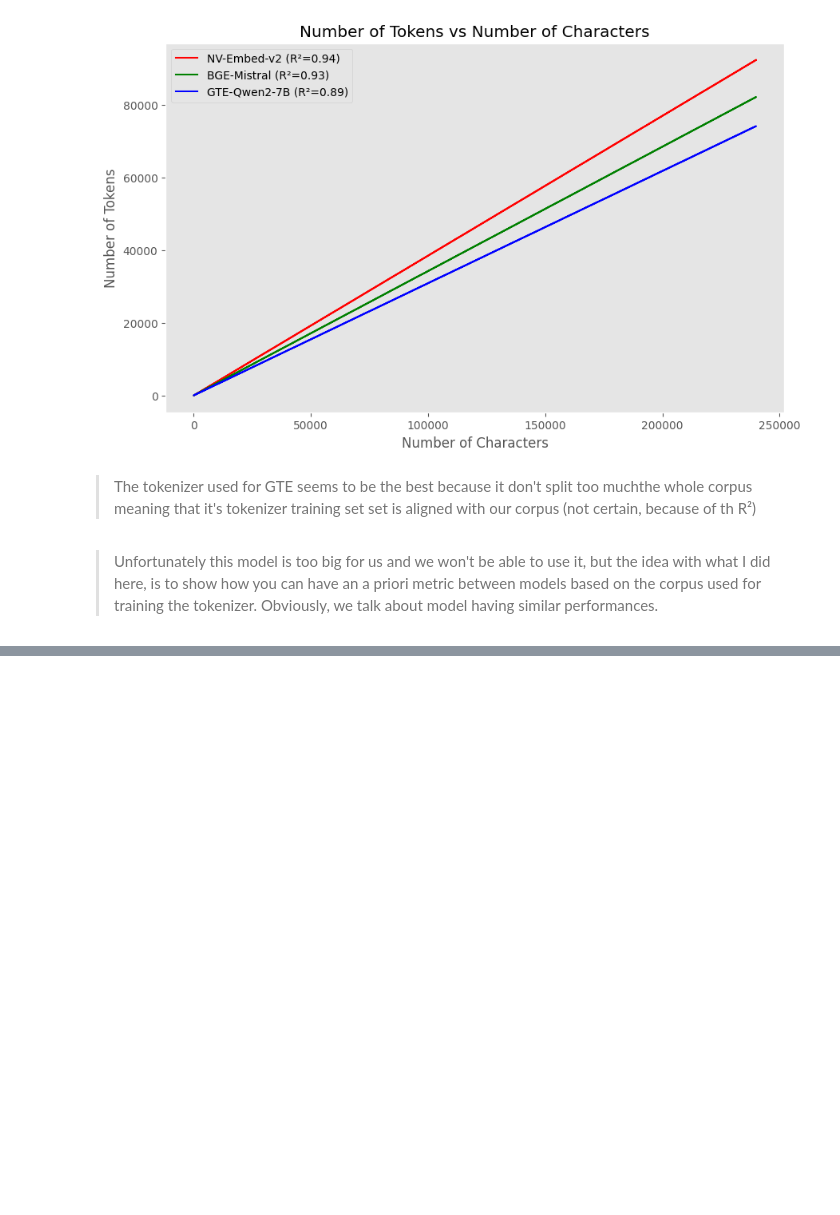
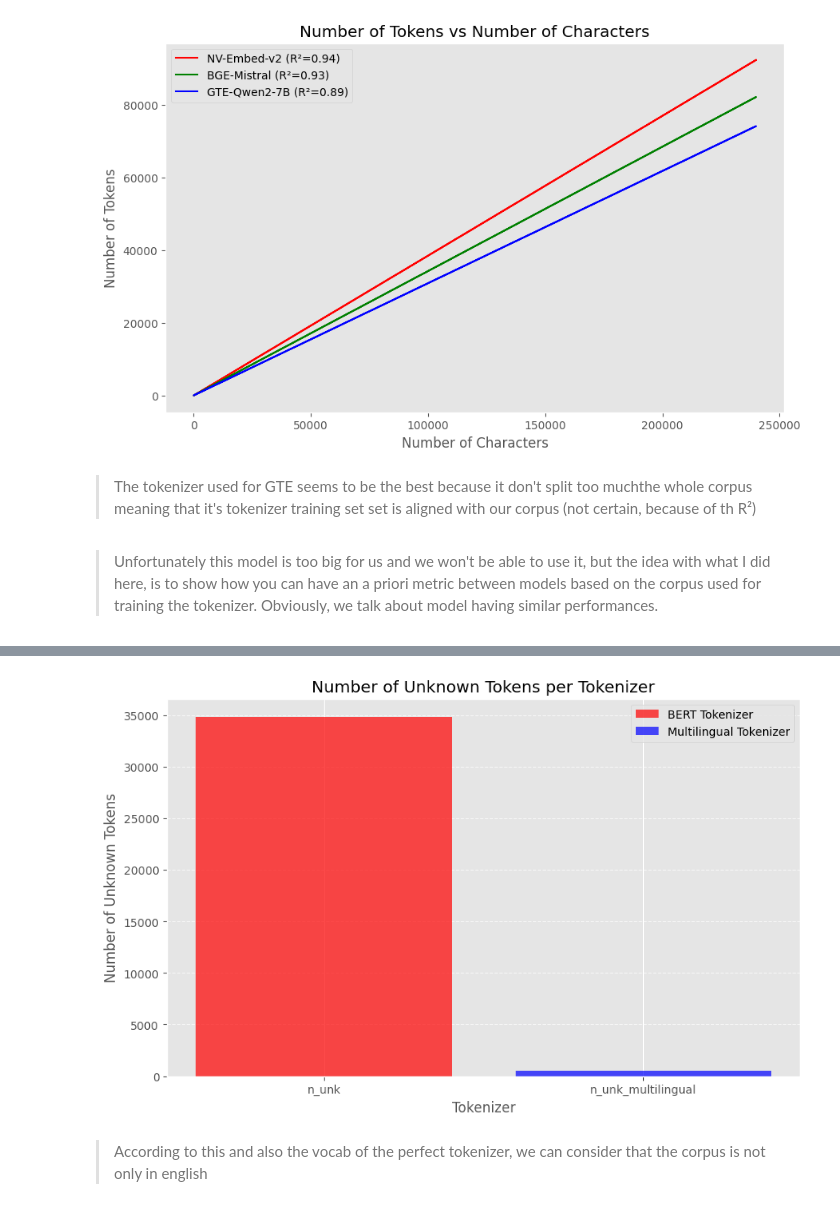
Before and after one commit to ilanaliouchouche/Github-Issues-Embeddings-Store, a Jupyter notebook: notebooks/eda.ipynb, the cells around one changed output, grey strips where cells are left out. Drawn from its saved outputs; the diff is of its cells as text; code cells hidden in the pictures; blank space fills up the shorter version.

```diff
--- a/notebooks/eda.ipynb
+++ b/notebooks/eda.ipynb
@@ -591,0 +634,7 @@ based on the corpus used for training the tokenizer. Obviously, we talk about mo
+# %%
+def get_number_of_unk(tokenizer, sample, key="n_unk"):
+    return {
+        key: tokenizer(sample["text1"], add_special_tokens=False)["input_ids"].count(tokenizer.unk_token_id) + tokenizer(sample["text2"], add_special_tokens=False)["input_ids"].count(tokenizer.unk_token_id)
+    }
+# %%
+ds = ds.map(lambda x: get_number_of_unk(tokenizer, x), num_proc=8)
@@ -591,0 +708,2 @@ based on the corpus used for training the tokenizer. Obviously, we talk about mo
+# %%
+tokenizer_multilingual = AutoTokenizer.from_pretrained("intfloat/multilingual-e5-small")
@@ -591,0 +714,2 @@ based on the corpus used for training the tokenizer. Obviously, we talk about mo
+# %%
+ds = ds.map(lambda x: get_number_of_unk(tokenizer_multilingual, x, key="n_unk_multilingual"), num_proc=8)
@@ -591,0 +741,16 @@ based on the corpus used for training the tokenizer. Obviously, we talk about mo
+# %%
+plt.figure(figsize=(10, 6))
+
+plt.bar("n_unk", sum(ds["train"]["n_unk"]), color="r", alpha=0.7, label="BERT Tokenizer")
+plt.bar("n_unk_multilingual", sum(ds["train"]["n_unk_multilingual"]), color="b", alpha=0.7, label="Multilingual Tokenizer")
+plt.xlabel("Tokenizer")
+plt.ylabel("Number of Unknown Tokens")
+plt.title("Number of Unknown Tokens per Tokenizer")
+plt.legend()
+plt.grid(axis="y", linestyle="--", alpha=0.7)
+
+plt.show()
+# %% [output]
+[figure, added]
+# %% [markdown]
+> According to this and also the vocab of the perfect tokenizer, we can consider that the corpus is not only in english
```
Also changed, not shown: parts of 12 cells of this notebook.
